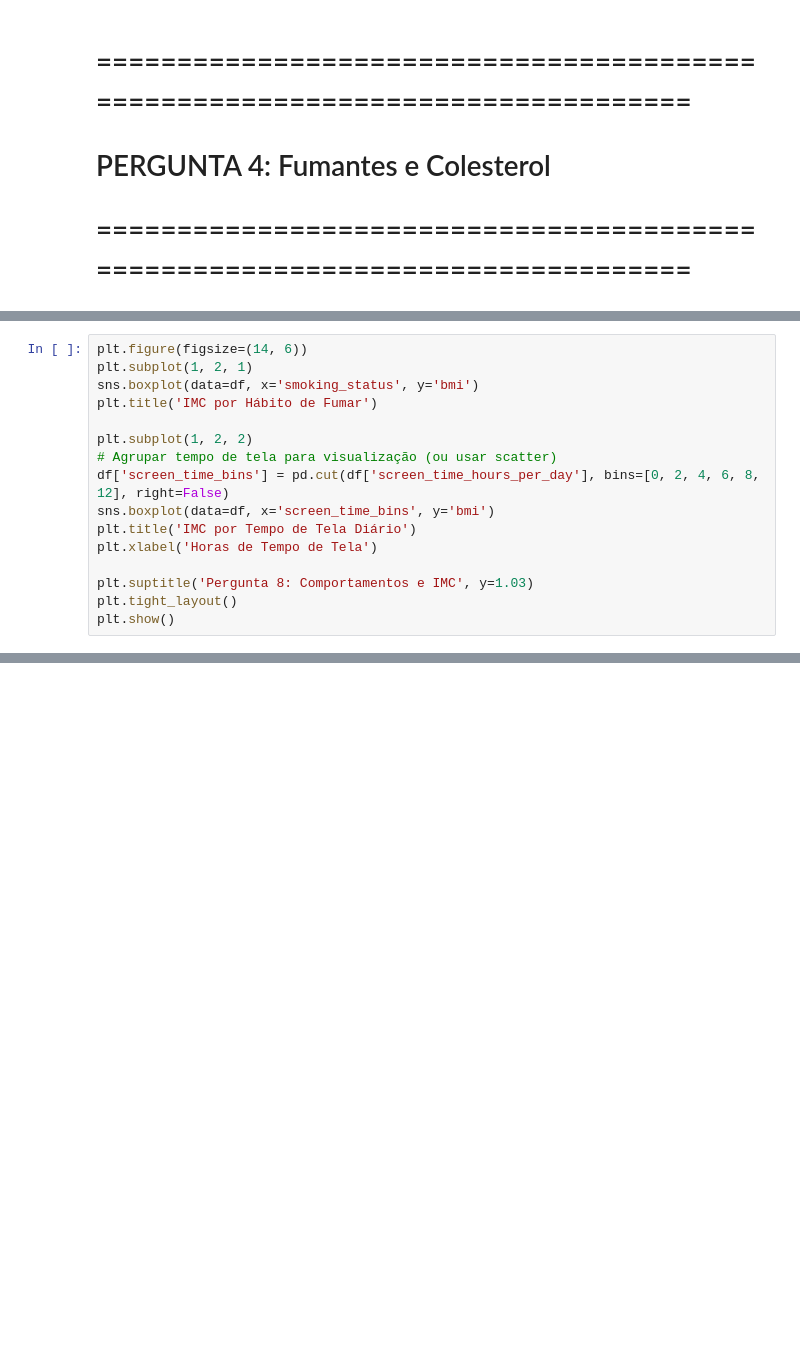
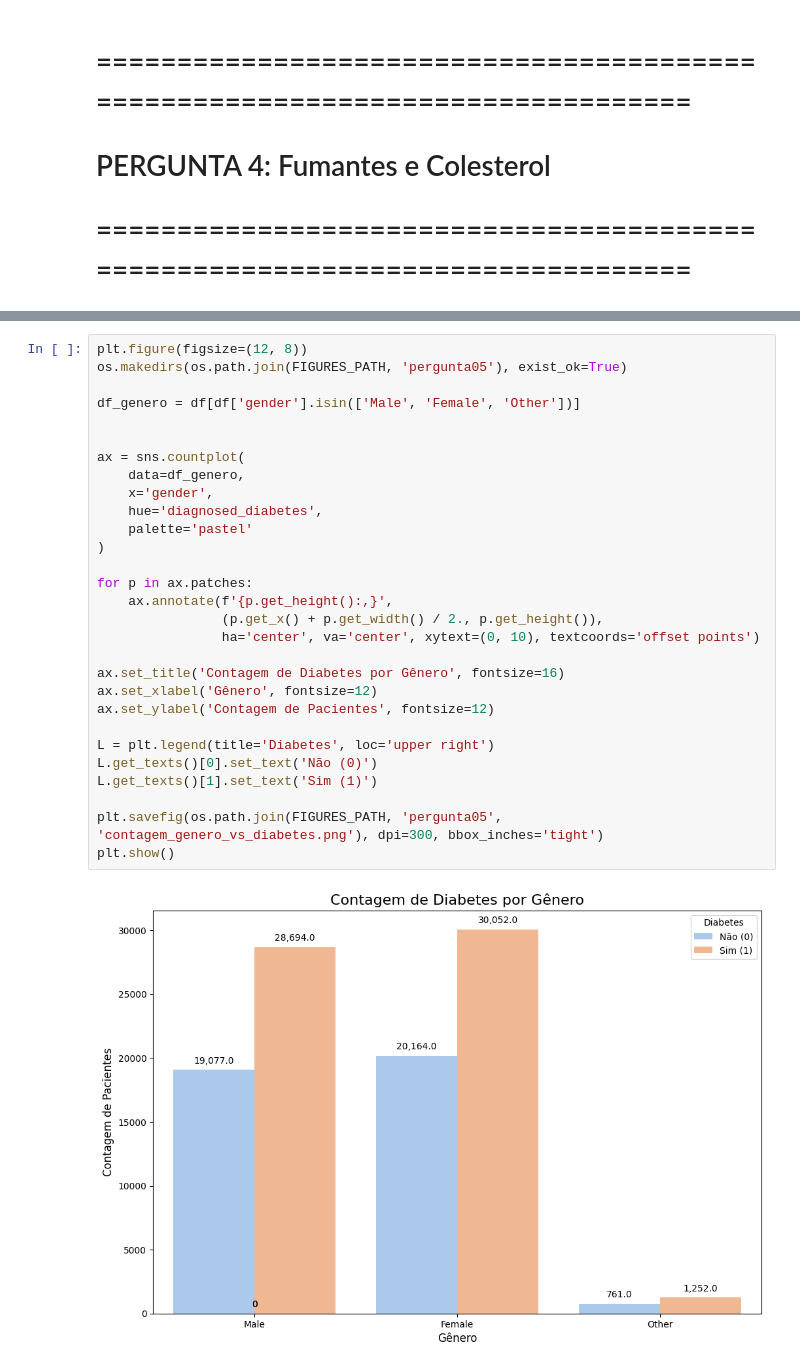
Before and after one commit to EvertonTeix/CdD_2025.2, a Jupyter notebook: notebooks/dataset_diabetes_EVERTON.ipynb, the cells around one changed output, grey strips where cells are left out. Saved outputs shown, nothing was run; the diff lists cells and outputs as text; blank space fills up the shorter version.

Commit message:
add ultimas perguntas

```diff
--- a/notebooks/dataset_diabetes_EVERTON.ipynb
+++ b/notebooks/dataset_diabetes_EVERTON.ipynb
@@ -426,16 +324,0 @@ plt.show()
-# %%
-plt.figure(figsize=(14, 6))
-plt.subplot(1, 2, 1)
-sns.boxplot(data=df, x='smoking_status', y='bmi')
-plt.title('IMC por Hábito de Fumar')
-
-plt.subplot(1, 2, 2)
-# Agrupar tempo de tela para visualização (ou usar scatter)
-df['screen_time_bins'] = pd.cut(df['screen_time_hours_per_day'], bins=[0, 2, 4, 6, 8, 12], right=False)
-sns.boxplot(data=df, x='screen_time_bins', y='bmi')
-plt.title('IMC por Tempo de Tela Diário')
-plt.xlabel('Horas de Tempo de Tela')
-
-plt.suptitle('Pergunta 8: Comportamentos e IMC', y=1.03)
-plt.tight_layout()
-plt.show()
@@ -443,0 +329,31 @@ plt.show()
+# %%
+plt.figure(figsize=(12, 8))
+os.makedirs(os.path.join(FIGURES_PATH, 'pergunta05'), exist_ok=True)
+
+df_genero = df[df['gender'].isin(['Male', 'Female', 'Other'])]
+
+
+ax = sns.countplot(
+    data=df_genero,
+    x='gender',
+    hue='diagnosed_diabetes',
+    palette='pastel'
+)
+
+for p in ax.patches:
+    ax.annotate(f'{p.get_height():,}',
+                (p.get_x() + p.get_width() / 2., p.get_height()),
+                ha='center', va='center', xytext=(0, 10), textcoords='offset points')
+
+ax.set_title('Contagem de Diabetes por Gênero', fontsize=16)
+ax.set_xlabel('Gênero', fontsize=12)
+ax.set_ylabel('Contagem de Pacientes', fontsize=12)
+
+L = plt.legend(title='Diabetes', loc='upper right')
+L.get_texts()[0].set_text('Não (0)')
+L.get_texts()[1].set_text('Sim (1)')
+
+plt.savefig(os.path.join(FIGURES_PATH, 'pergunta05', 'contagem_genero_vs_diabetes.png'), dpi=300, bbox_inches='tight')
+plt.show()
+# %% [output]
+[figure, added]
```
Also changed, not shown: parts of 18 cells of this notebook, 5 other files.
